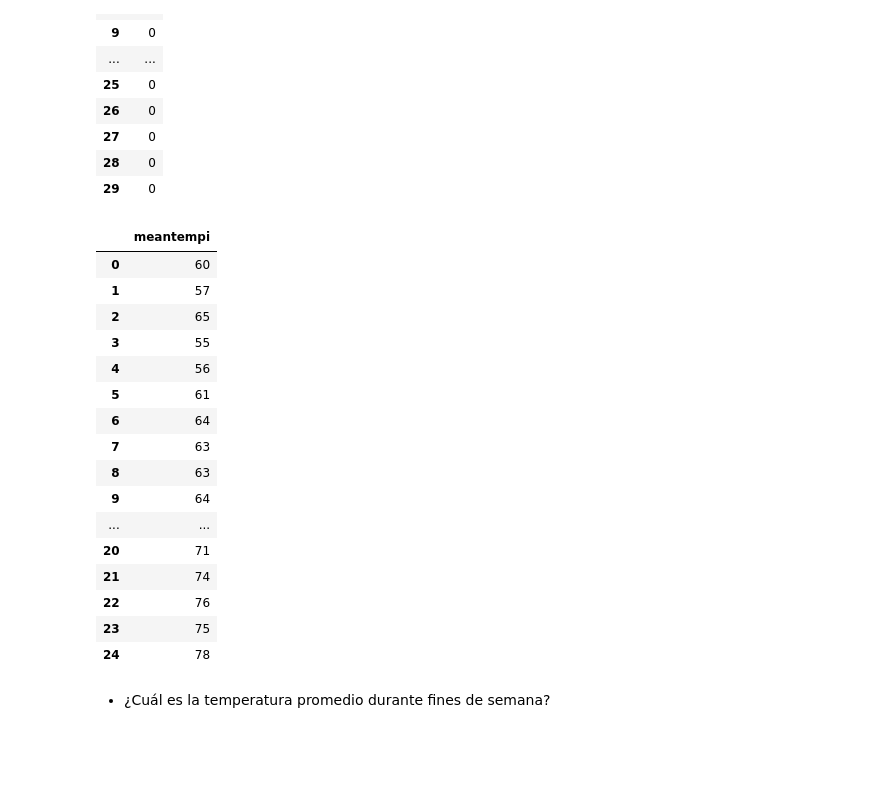
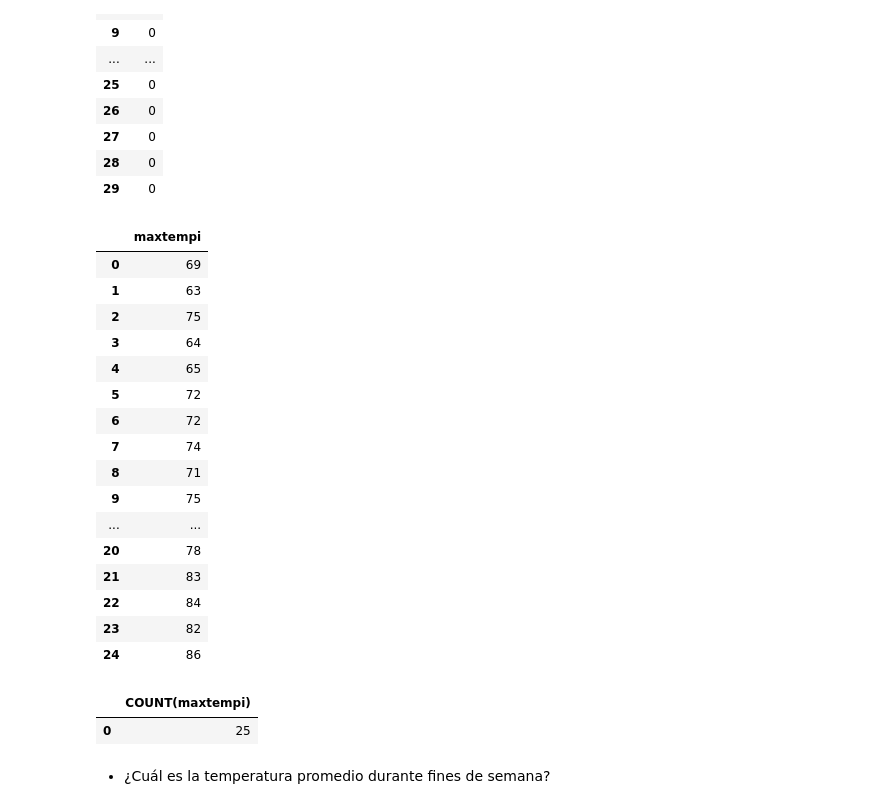
Before and after one commit to DCIDA2019/da2019-Stefany2889, a Jupyter notebook: Semana6/ejercicio_clase6.ipynb, the cells around one changed output. Cells and saved outputs as stored; diff of their text form; code cells hidden in the pictures; blank space fills up the shorter version.

```diff
--- a/Semana6/ejercicio_clase6.ipynb
+++ b/Semana6/ejercicio_clase6.ipynb
@@ -107,25 +112,30 @@ pdsql("SELECT fog FROM wather;")
 | 28 | 0 |
 | 29 | 0 |
 # %%
-pdsql("SELECT meantempi FROM wather WHERE  fog = 0;") #Días sin neblina
+pdsql("SELECT maxtempi FROM wather WHERE  fog = 0;") #Días sin neblina
 # %% [output]
-|  | meantempi |
-| 0 | 60 |
-| 1 | 57 |
-| 2 | 65 |
-| 3 | 55 |
-| 4 | 56 |
-| 5 | 61 |
-| 6 | 64 |
-| 7 | 63 |
-| 8 | 63 |
-| 9 | 64 |
+|  | maxtempi |
+| 0 | 69 |
+| 1 | 63 |
+| 2 | 75 |
+| 3 | 64 |
+| 4 | 65 |
+| 5 | 72 |
+| 6 | 72 |
+| 7 | 74 |
+| 8 | 71 |
+| 9 | 75 |
 | ... | ... |
-| 20 | 71 |
-| 21 | 74 |
-| 22 | 76 |
-| 23 | 75 |
-| 24 | 78 |
+| 20 | 78 |
+| 21 | 83 |
+| 22 | 84 |
+| 23 | 82 |
+| 24 | 86 |
+# %%
+pdsql("SELECT COUNT(maxtempi) FROM wather WHERE  fog = 0;")
+# %% [output]
+|  | COUNT(maxtempi) |
+| 0 | 25 |
 # %% [markdown]
 - ¿Cuál es la temperatura promedio durante fines de semana?
 # %%
```
Also changed, not shown: parts of 6 cells of this notebook, 1 other file.
